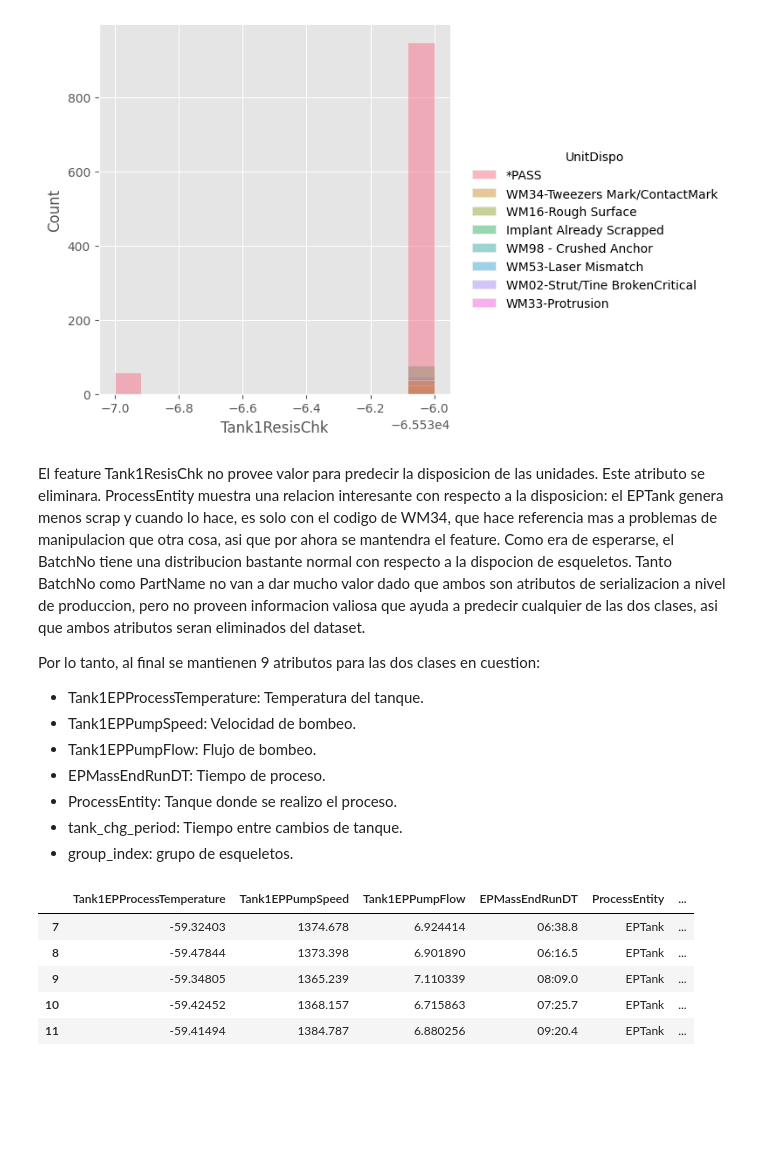
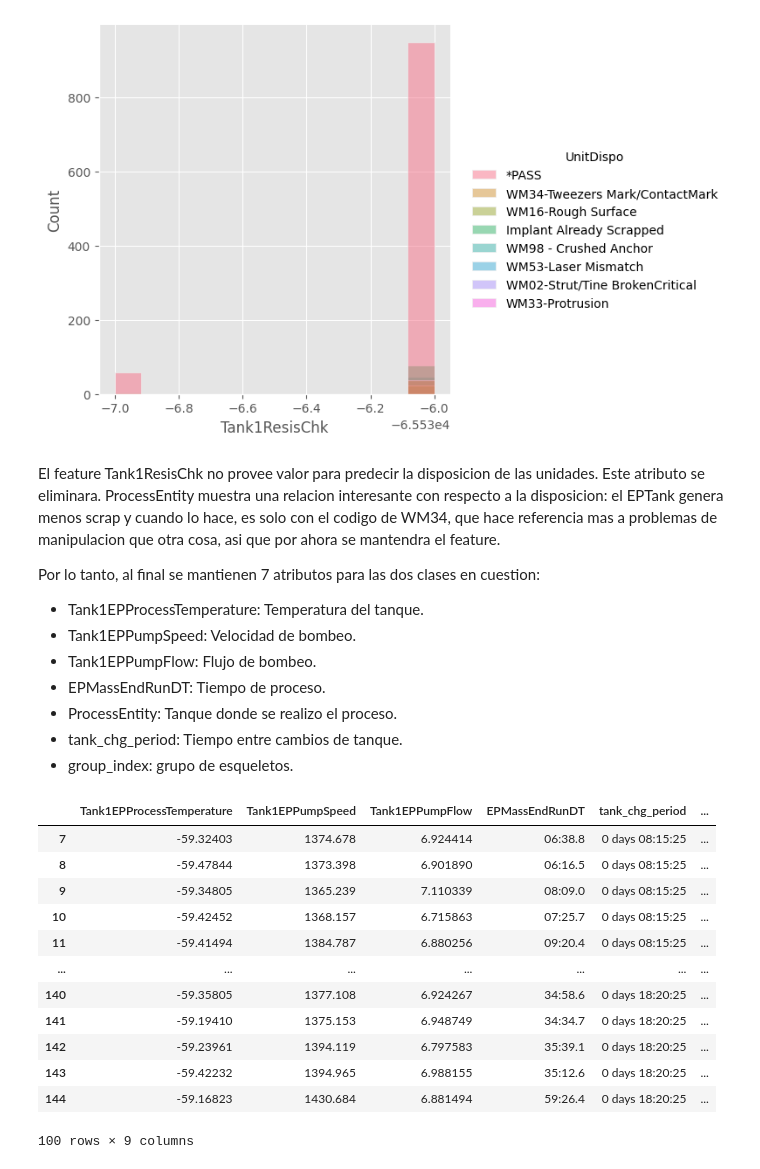
Before and after one commit to YoksanVC/TEC_DataScienceCert, a Jupyter notebook: Module_2_AprendizajeAutomatico/Projecto_Final/Projecto_Final.ipynb, the cells around one changed output. Saved outputs shown, nothing was run; the diff lists cells and outputs as text; code cells hidden in the pictures; blank space fills up the shorter version.

```diff
--- a/Module_2_AprendizajeAutomatico/Projecto_Final/Projecto_Final.ipynb
+++ b/Module_2_AprendizajeAutomatico/Projecto_Final/Projecto_Final.ipynb
@@ -97,7 +99,7 @@ Las siguientes columnas necesitan un poco mas de investigacion para ver si tiene
 
 Eliminando los features mencionados anteriormente:
 # %%
-dataset_20mm = dataset_20mm.drop(columns=['Counter','Size','EP EQR','EPEndRunDT','EPEndRunDT_CST','Start Mass','Final Mass','Percent Rem','start_tank_chg','end_tank_chg','conduc_test_count','total_period_mass','fi_submitter_name','Part'])
+dataset_20mm = dataset_20mm.drop(columns=['Counter','Size','EP EQR','EPEndRunDT','EPEndRunDT_CST','Start Mass','Final Mass','Percent Rem','start_tank_chg','end_tank_chg','conduc_test_count','total_period_mass','fi_submitter_name','Part','BatchNo','PartName'])
 # %%
 dataset_20mm.head()
 # %% [output]
@@ -114,7 +116,7 @@ dataset_20mm.shape
 # %% [markdown]
 Reordenando las columnas para que ambas clases queden al extremo derecho:
 # %%
-new_order=['Tank1EPProcessTemperature','Tank1EPPumpSpeed','Tank1EPPumpFlow','Tank1ResisChk','EPMassEndRunDT','BatchNo','PartName','ProcessEntity','tank_chg_period','group_index','Qty Rem','UnitDispo']
+new_order=['Tank1EPProcessTemperature','Tank1EPPumpSpeed','Tank1EPPumpFlow','Tank1ResisChk','EPMassEndRunDT','tank_chg_period','ProcessEntity','group_index','Qty Rem','UnitDispo']
 dataset_20mm = dataset_20mm[new_order]
 dataset_20mm.head()
 # %% [output]
@@ -142,9 +139,9 @@ sns.displot(dataset_20mm, x='Tank1ResisChk',hue='UnitDispo')
 <seaborn.axisgrid.FacetGrid at 0x...>
 [figure]
 # %% [markdown]
-El feature Tank1ResisChk no provee valor para predecir la disposicion de las unidades. Este atributo se eliminara. ProcessEntity muestra una relacion interesante con respecto a la disposicion: el EPTank genera menos scrap y cuando lo hace, es solo con el codigo de WM34, que hace referencia mas a problemas de manipulacion que otra cosa, asi que por ahora se mantendra el feature. Como era de esperarse, el BatchNo tiene una distribucion bastante normal con respecto a la dispocion de esqueletos. Tanto BatchNo como PartName no van a dar mucho valor dado que ambos son atributos de serializacion a nivel de produccion, pero no proveen informacion valiosa que ayuda a predecir cualquier de las dos clases, asi que ambos atributos seran eliminados del dataset.
+El feature Tank1ResisChk no provee valor para predecir la disposicion de las unidades. Este atributo se eliminara. ProcessEntity muestra una relacion interesante con respecto a la disposicion: el EPTank genera menos scrap y cuando lo hace, es solo con el codigo de WM34, que hace referencia mas a problemas de manipulacion que otra cosa, asi que por ahora se mantendra el feature.
 
-Por lo tanto, al final se mantienen 9 atributos para las dos clases en cuestion:
+Por lo tanto, al final se mantienen 7 atributos para las dos clases en cuestion:
 - Tank1EPProcessTemperature: Temperatura del tanque.
 - Tank1EPPumpSpeed: Velocidad de bombeo.
 - Tank1EPPumpFlow: Flujo de bombeo.
@@ -153,14 +150,21 @@ Por lo tanto, al final se mantienen 9 atributos para las dos clases en cuestion:
 - tank_chg_period: Tiempo entre cambios de tanque.
 - group_index: grupo de esqueletos.
 # %%
-dataset_20mm = dataset_20mm.drop(columns=['Tank1ResisChk','BatchNo','PartName'])
+dataset_20mm = dataset_20mm.drop(columns=['Tank1ResisChk'])
 # %%
-dataset_20mm.head()
+dataset_20mm.head(100)
 # %% [output]
-|  | Tank1EPProcessTemperature | Tank1EPPumpSpeed | Tank1EPPumpFlow | EPMassEndRunDT | ProcessEntity | ... |
-| 7 | -59.32403 | 1374.678 | 6.924414 | 06:38.8 | EPTank | ... |
-| 8 | -59.47844 | 1373.398 | 6.901890 | 06:16.5 | EPTank | ... |
-| 9 | -59.34805 | 1365.239 | 7.110339 | 08:09.0 | EPTank | ... |
-| 10 | -59.42452 | 1368.157 | 6.715863 | 07:25.7 | EPTank | ... |
-| 11 | -59.41494 | 1384.787 | 6.880256 | 09:20.4 | EPTank | ... |
+|  | Tank1EPProcessTemperature | Tank1EPPumpSpeed | Tank1EPPumpFlow | EPMassEndRunDT | tank_chg_period | ... |
+| 7 | -59.32403 | 1374.678 | 6.924414 | 06:38.8 | 0 days 08:15:25 | ... |
+| 8 | -59.47844 | 1373.398 | 6.901890 | 06:16.5 | 0 days 08:15:25 | ... |
+| 9 | -59.34805 | 1365.239 | 7.110339 | 08:09.0 | 0 days 08:15:25 | ... |
+| 10 | -59.42452 | 1368.157 | 6.715863 | 07:25.7 | 0 days 08:15:25 | ... |
+| 11 | -59.41494 | 1384.787 | 6.880256 | 09:20.4 | 0 days 08:15:25 | ... |
+| ... | ... | ... | ... | ... | ... | ... |
+| 140 | -59.35805 | 1377.108 | 6.924267 | 34:58.6 | 0 days 18:20:25 | ... |
+| 141 | -59.19410 | 1375.153 | 6.948749 | 34:34.7 | 0 days 18:20:25 | ... |
+| 142 | -59.23961 | 1394.119 | 6.797583 | 35:39.1 | 0 days 18:20:25 | ... |
+| 143 | -59.42232 | 1394.965 | 6.988155 | 35:12.6 | 0 days 18:20:25 | ... |
+| 144 | -59.16823 | 1430.684 | 6.881494 | 59:26.4 | 0 days 18:20:25 | ... |
+100 rows × 9 columns
 # %% [markdown]
```
Also changed, not shown: parts of 24 cells of this notebook, 1 other file.
